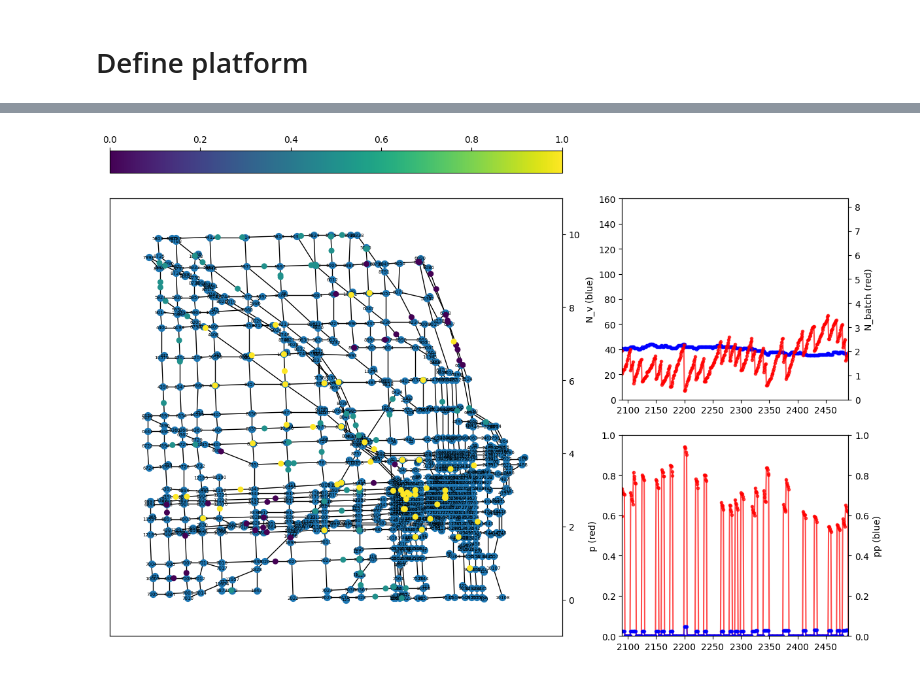
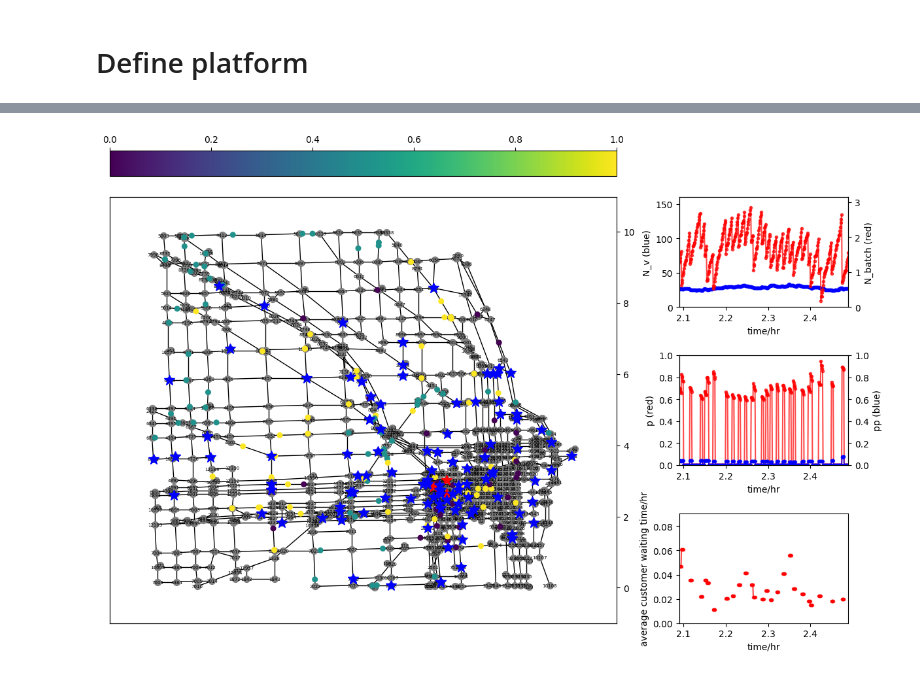
Before and after one commit to khzhang2/FD_Simulator, a Jupyter notebook: Simulator Notebook.ipynb, the cells around one changed output, grey strips where cells are left out. Saved outputs shown, nothing was run; the diff lists cells and outputs as text; code cells hidden in the pictures.

Commit message:
update, set customers as class, add visualization of customers

```diff
--- a/Simulator Notebook.ipynb
+++ b/Simulator Notebook.ipynb
@@ -243,8 +288,8 @@ def move_all_riders():
 # %%
 config_set = []
 rider_set = []
-N = 160
-q_bar = 200
+N = 450
+q_bar = 500
 r = 2
 cR = 5
 k = 3
@@ -265,16 +310,23 @@ dec_var = {
 
 merchant_node_set = [10343, 2766, 6907, 6237]
 # %%
-for i in range(N):
+num_new_riders = 160
+
+
+num_exist_riders = len(rider_set)
+new_rider_count = 0
+while new_rider_count < num_new_riders:
     config_i = {
-        'ID': i,
+        'ID': num_exist_riders + new_rider_count,
         'initial_position': np.array([np.random.rand()*nodes['x'].max(), np.random.rand()*nodes['y'].max()]),
         'maxspeed': np.random.randint(10, 20)
     }
-    rider_i = rider.rider(config_i, dec_var, merchant_node_set)
+    rider_i = rider(config_i, dec_var, merchant_node_set)
 
     config_set.append(config_i)
     rider_set.append(rider_i)
+
+    new_rider_count += 1
 # %%
 virtual_plat = platform(r, cR, k, t)
 # %%
@@ -284,3 +336,4 @@ num_idle_rider_IDs_set = []
 num_accumulated_batch_set = []
 p_set = []
 pp_set = []
+avg_W_cq_set = []
@@ -287,42 +361,49 @@ pp_set = []
 # %%
-n_cpu = multiprocessing.cpu_count()
-pool = Pool(processes=n_cpu)
-
 # marking the x-axis and y-axis
 fig = plt.figure(constrained_layout=True, figsize=[12, 8])
-gs = fig.add_gridspec(2, 3)
-ax0 = fig.add_subplot(gs[:2, :2])
+gs = fig.add_gridspec(3, 4)
+ax0 = fig.add_subplot(gs[:3, :3])
 ax0.set_xlim(-nodes['x'].max()*0.1, nodes['x'].max()*1.1)
 ax0.set_ylim(-nodes['y'].max()*0.1, nodes['y'].max()*1.1)
 ax = ax0.twinx()
 ax.set_xlim(-nodes['x'].max()*0.1, nodes['x'].max()*1.1)
 ax.set_ylim(-nodes['y'].max()*0.1, nodes['y'].max()*1.1)
 
-ax2 = fig.add_subplot(gs[0, 2])
+ax2 = fig.add_subplot(gs[0, 3])
 ax2.set_ylabel('N_v (blue)')
+ax2.set_xlabel('time/hr')
 ax3 = ax2.twinx()
 ax3.set_ylabel('N_batch (red)')
-ax4 = fig.add_subplot(gs[1, 2])
+ax3.set_xlabel('time/hr')
+ax4 = fig.add_subplot(gs[1, 3])
 ax4.set_ylabel('p (red)')
+ax4.set_xlabel('time/hr')
 ax4.set_ylim([0, 1])
 ax5 = ax4.twinx()
 ax5.set_ylabel('pp (blue)')
+ax5.set_xlabel('time/hr')
 ax5.set_ylim([0, 1])
+ax6 = fig.add_subplot(gs[2, 3])
+ax6.set_ylabel('average customer waiting time/hr')
+ax6.set_xlabel('time/hr')
 
 # plt.tight_layout()
 
-nx.draw_networkx(G, pos=pos, ax=ax0, node_size=50, font_size=5)
+nx.draw_networkx(G, pos=pos, ax=ax0, node_size=50, font_size=5, node_color='gray')
 
+scat2, = ax.plot([], [], 'r*', markersize=12)  # for waiting customers
+scat3, = ax.plot([], [], 'b*', markersize=12)  # for matched customers
 color = np.ones(N) * 0.5
 scat = ax.scatter(np.random.randint(6, size=N), np.random.randint(6, size=N), s=30, c=color, vmin=0, vmax=1)
 fig.colorbar(scat, ax=ax, location='top')
+
 line2, = ax2.plot([], [], 'b.-', alpha=0.7)
 line3, = ax3.plot([], [], 'r.-', alpha=0.7)
 line4, = ax4.plot([], [], 'r.-', alpha=0.7)
 line5, = ax5.plot([], [], 'b.-', alpha=0.7)
+line6, = ax6.plot([], [], 'r.-', alpha=0.7)
 
-
-while c < 2500:
+while c < 5000:
     idle_rider_IDs = []
     for i in range(N):
         if rider_set[i].state=='idle' and rider_set[i].if_matchable:
@@ -332,7 +413,9 @@ while c < 2500:
     virtual_plat.acquire_order(q)
 
     if c%match_period==0:
-        matched_batches, matched_rider_IDs = virtual_plat.match(idle_rider_IDs, rider_set)
+        matched_batches, matched_rider_IDs, matched_merchants, avg_W_cq = virtual_plat.match(
+            idle_rider_IDs, rider_set
+        )
 
     num_matched_cust = matched_batches.size
     try:
@@ -346,49 +429,74 @@ while c < 2500:
         pp = 1
 
     # move
-#     rider_set = rider.move_rider(rider_set, t_resolution, matched_rider_IDs, matched_batches, dec_var)
+#     rider_set = move_rider(
+#         rider_set, t_resolution, matched_rider_IDs, matched_batches, matched_merchants, dec_var
+#     )
     # for multiprocessing, uncomment the following lines
     moved_rider_set = move_all_riders()
     moved_rider_set = [item for sublist in moved_rider_set for item in sublist]
     rider_set = moved_rider_set
 
-    x_axis.append(c)
+    # update delivered customers
+    delivered_customers_set = []
+    for each_rider in rider_set:
+        delivered_customers_set.extend(each_rider.finished_destination)
+    virtual_plat.matched_customer_df = virtual_plat.matched_customer_df.drop(
+        virtual_plat.matched_customer_df.loc[
+            virtual_plat.matched_customer_df['node_ID'].isin(delivered_customers_set)
+        ].index
+    )
+
+    time = c*t_resolution
+    x_axis.append(time)
     num_idle_rider_IDs_set.append(len(idle_rider_IDs))
     num_accumulated_batch_set.append(virtual_plat.num_accumulated_order/k)  # continuous
     p_set.append(p)
     pp_set.append(pp)
-
+    avg_W_cq_set.append(avg_W_cq)
 
     if c%10==0:
         for i in range(N):
             if rider_set[i].state == 'idle' and rider_set[i].if_matchable:
                 color[i] = 0
             elif rider_set[i].state == 'working' or rider_set[i].state == 'stop':
                 color[i] = 1
             elif rider_set[i].state == 'idle' and rider_set[i].if_matchable==False:
                 color[i] = 0.5
+        # plot riders
         scat.set_array(color)
         scat.set_offsets(
             np.array( [ [rider_set[i].position[0], rider_set[i].position[1]] for i in range(N)] )
         )
+
+        # plot customers
+        if virtual_plat.customer_df.shape[0]>0:
+            cust_pos = np.array(virtual_plat.customer_df[['position_x', 'position_y']].to_numpy())
+            scat2.set_data(cust_pos.T)
+        if virtual_plat.matched_customer_df.shape[0]>0:
+            cust_pos_m = np.array(virtual_plat.matched_customer_df[['position_x', 'position_y']].to_numpy())
+            scat3.set_data(cust_pos_m.T)
+
         line2.set_data(x_axis, num_idle_rider_IDs_set)
         ax2.set_ylim([min(num_idle_rider_IDs_set), N])
         line3.set_data(x_axis, num_accumulated_batch_set)
         ax3.set_ylim([0, max(num_accumulated_batch_set)])
         line4.set_data(x_axis, p_set)
-        ax4.set_ylim([0, 1])
         line5.set_data(x_axis, pp_set)
-        ax5.set_ylim([0, 1])
+        line6.set_data(x_axis, avg_W_cq_set)
 
-        ax2.set_xlim([max(0, c-400), c])
-        ax3.set_xlim([max(0, c-400), c])
-        ax4.set_xlim([max(0, c-400), c])
-        ax5.set_xlim([max(0, c-400), c])
+        ax2.set_xlim([max(0, time - 0.4), time])
+        ax3.set_xlim([max(0, time - 0.4), time])
+        ax4.set_xlim([max(0, time - 0.4), time])
+        ax5.set_xlim([max(0, time - 0.4), time])
+        ax6.set_xlim([max(0, time - 0.4), time])
+        if np.isnan(np.nanmax(avg_W_cq_set))==False:
+            ax6.set_ylim([0, 1.2 * np.nanmax(avg_W_cq_set)])
 
         display.clear_output(wait=True)
         display.display(plt.gcf())
 
-        fig.savefig('./res_img/%i.png'%c, dpi=125)
+        fig.savefig('./res_img/%.4f.png'%time, dpi=125)
     c += 1
 # %% [output]
-[figure, old version]
+[figure, new version]
```
Also changed, not shown: parts of 7 cells of this notebook, 1 other file.
